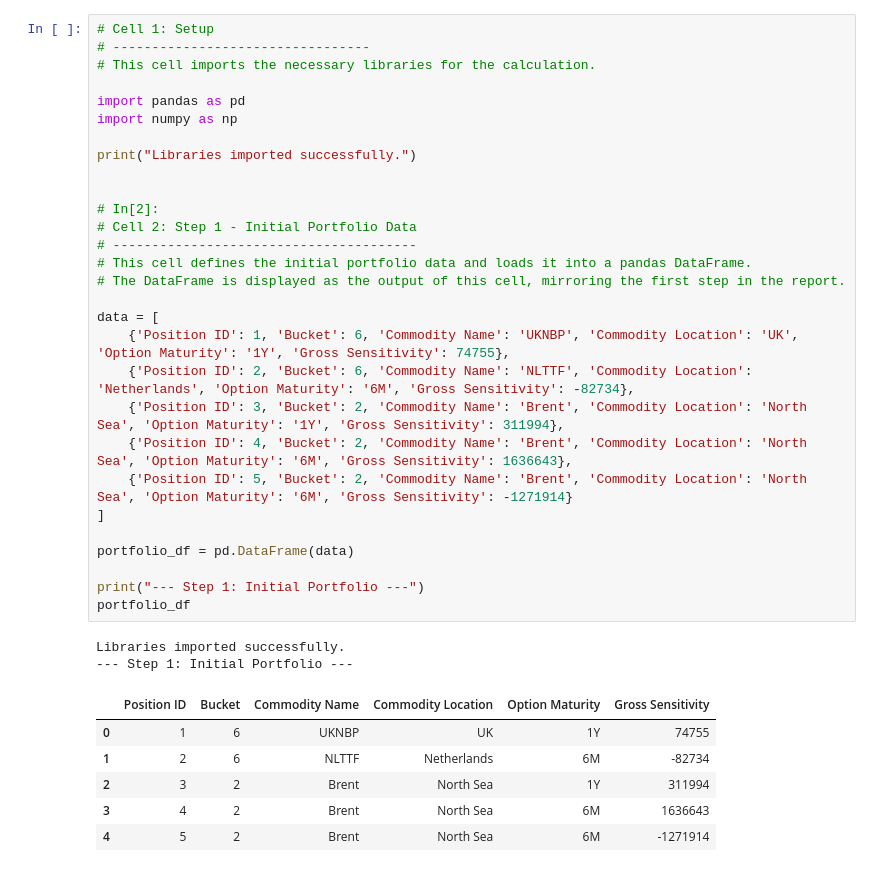
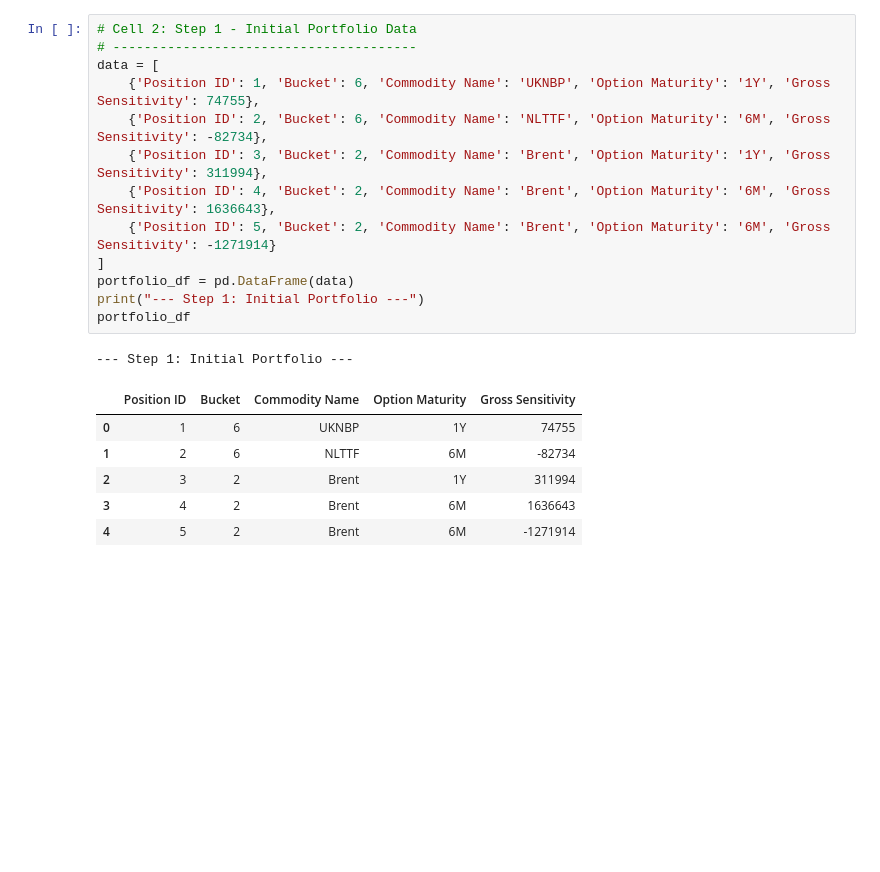
Before and after one commit to Levan-Danelia/FRTB, a Jupyter notebook: FRTB_CMVG.ipynb, the cells around one changed output. Saved outputs shown, nothing was run; the diff lists cells and outputs as text; blank space fills up the shorter version.

```diff
--- a/FRTB_CMVG.ipynb
+++ b/FRTB_CMVG.ipynb
@@ -3,39 +57,22 @@
 # %%
-# Cell 1: Setup
-# ---------------------------------
-# This cell imports the necessary libraries for the calculation.
-
-import pandas as pd
-import numpy as np
-
-print("Libraries imported successfully.")
-
-
-# In[2]:
 # Cell 2: Step 1 - Initial Portfolio Data
 # ---------------------------------------
-# This cell defines the initial portfolio data and loads it into a pandas DataFrame.
-# The DataFrame is displayed as the output of this cell, mirroring the first step in the report.
-
 data = [
-    {'Position ID': 1, 'Bucket': 6, 'Commodity Name': 'UKNBP', 'Commodity Location': 'UK', 'Option Maturity': '1Y', 'Gross Sensitivity': 74755},
-    {'Position ID': 2, 'Bucket': 6, 'Commodity Name': 'NLTTF', 'Commodity Location': 'Netherlands', 'Option Maturity': '6M', 'Gross Sensitivity': -82734},
-    {'Position ID': 3, 'Bucket': 2, 'Commodity Name': 'Brent', 'Commodity Location': 'North Sea', 'Option Maturity': '1Y', 'Gross Sensitivity': 311994},
-    {'Position ID': 4, 'Bucket': 2, 'Commodity Name': 'Brent', 'Commodity Location': 'North Sea', 'Option Maturity': '6M', 'Gross Sensitivity': 1636643},
-    {'Position ID': 5, 'Bucket': 2, 'Commodity Name': 'Brent', 'Commodity Location': 'North Sea', 'Option Maturity': '6M', 'Gross Sensitivity': -1271914}
+    {'Position ID': 1, 'Bucket': 6, 'Commodity Name': 'UKNBP', 'Option Maturity': '1Y', 'Gross Sensitivity': 74755},
+    {'Position ID': 2, 'Bucket': 6, 'Commodity Name': 'NLTTF', 'Option Maturity': '6M', 'Gross Sensitivity': -82734},
+    {'Position ID': 3, 'Bucket': 2, 'Commodity Name': 'Brent', 'Option Maturity': '1Y', 'Gross Sensitivity': 311994},
+    {'Position ID': 4, 'Bucket': 2, 'Commodity Name': 'Brent', 'Option Maturity': '6M', 'Gross Sensitivity': 1636643},
+    {'Position ID': 5, 'Bucket': 2, 'Commodity Name': 'Brent', 'Option Maturity': '6M', 'Gross Sensitivity': -1271914}
 ]
-
 portfolio_df = pd.DataFrame(data)
-
 print("--- Step 1: Initial Portfolio ---")
 portfolio_df
 # %% [output]
-Libraries imported successfully.
 --- Step 1: Initial Portfolio ---
-|  | Position ID | Bucket | Commodity Name | Commodity Location | Option Maturity | Gross Sensitivity |
-| 0 | 1 | 6 | UKNBP | UK | 1Y | 74755 |
-| 1 | 2 | 6 | NLTTF | Netherlands | 6M | -82734 |
-| 2 | 3 | 2 | Brent | North Sea | 1Y | 311994 |
-| 3 | 4 | 2 | Brent | North Sea | 6M | 1636643 |
-| 4 | 5 | 2 | Brent | North Sea | 6M | -1271914 |
+|  | Position ID | Bucket | Commodity Name | Option Maturity | Gross Sensitivity |
+| 0 | 1 | 6 | UKNBP | 1Y | 74755 |
+| 1 | 2 | 6 | NLTTF | 6M | -82734 |
+| 2 | 3 | 2 | Brent | 1Y | 311994 |
+| 3 | 4 | 2 | Brent | 6M | 1636643 |
+| 4 | 5 | 2 | Brent | 6M | -1271914 |
 # %%
```
Also changed, not shown: parts of 10 cells of this notebook.
